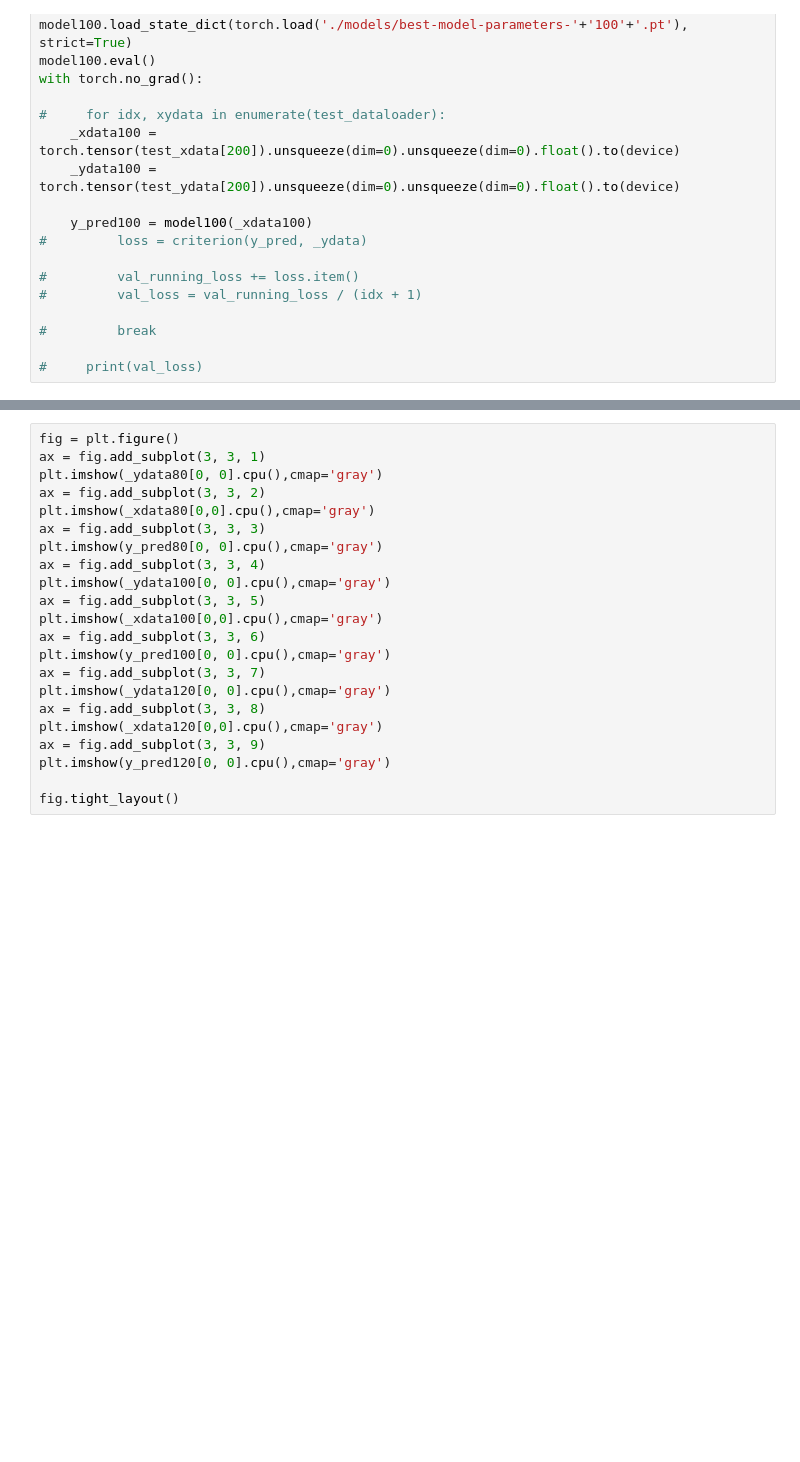
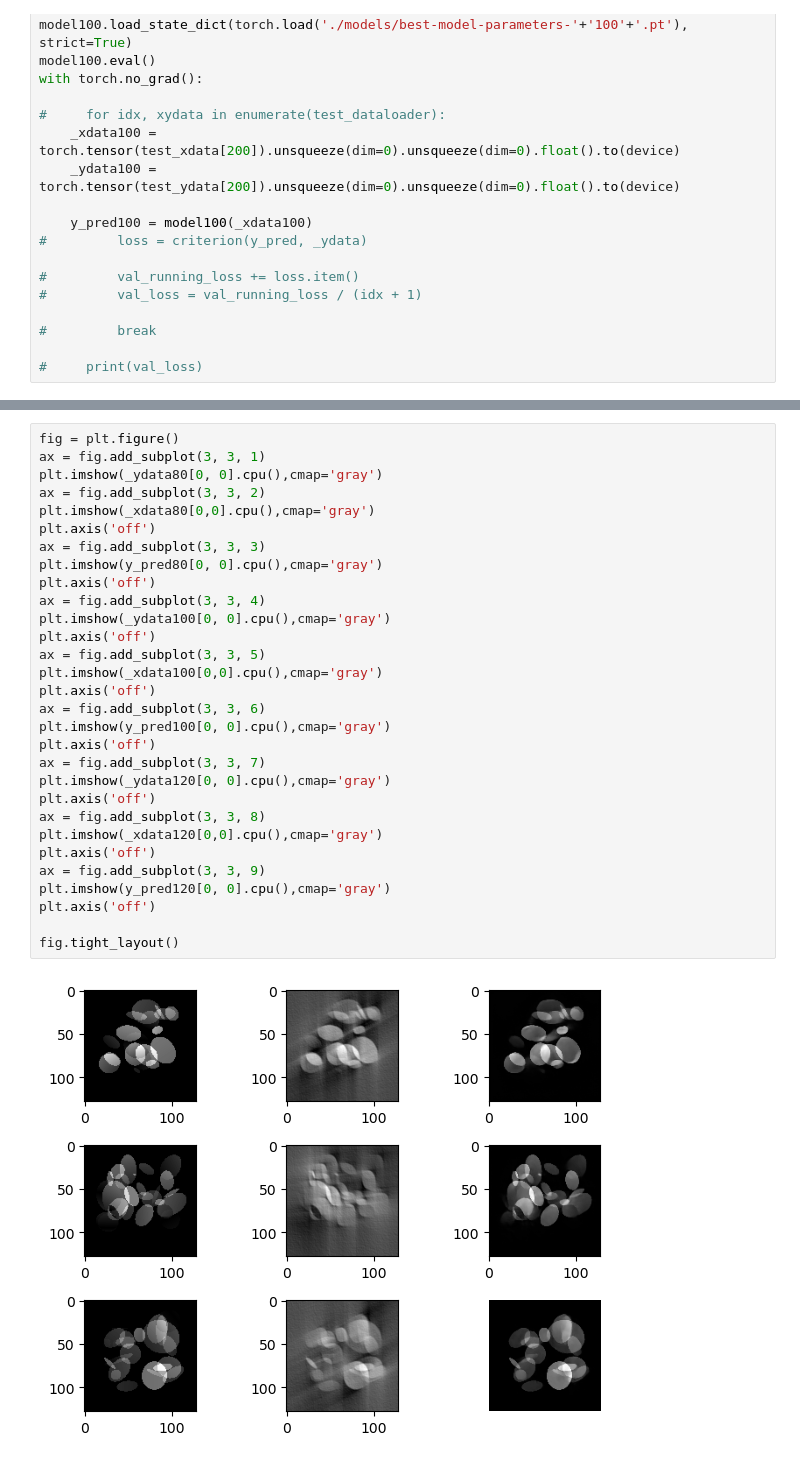
Before and after one commit to lowrank/robustness-limited-angle-tomography, a Jupyter notebook: experiments/class_estimate.ipynb, the cells around one changed output, grey strips where cells are left out. Cells and saved outputs as stored; diff of their text form; blank space fills up the shorter version.

```diff
--- a/experiments/class_estimate.ipynb
+++ b/experiments/class_estimate.ipynb
@@ -579,22 +584,32 @@ with torch.no_grad():
 # %%
 fig = plt.figure()
 ax = fig.add_subplot(3, 3, 1)
 plt.imshow(_ydata80[0, 0].cpu(),cmap='gray')
 ax = fig.add_subplot(3, 3, 2)
 plt.imshow(_xdata80[0,0].cpu(),cmap='gray')
+plt.axis('off')
 ax = fig.add_subplot(3, 3, 3)
 plt.imshow(y_pred80[0, 0].cpu(),cmap='gray')
+plt.axis('off')
 ax = fig.add_subplot(3, 3, 4)
 plt.imshow(_ydata100[0, 0].cpu(),cmap='gray')
+plt.axis('off')
 ax = fig.add_subplot(3, 3, 5)
 plt.imshow(_xdata100[0,0].cpu(),cmap='gray')
+plt.axis('off')
 ax = fig.add_subplot(3, 3, 6)
 plt.imshow(y_pred100[0, 0].cpu(),cmap='gray')
+plt.axis('off')
 ax = fig.add_subplot(3, 3, 7)
 plt.imshow(_ydata120[0, 0].cpu(),cmap='gray')
+plt.axis('off')
 ax = fig.add_subplot(3, 3, 8)
 plt.imshow(_xdata120[0,0].cpu(),cmap='gray')
+plt.axis('off')
 ax = fig.add_subplot(3, 3, 9)
 plt.imshow(y_pred120[0, 0].cpu(),cmap='gray')
+plt.axis('off')
 
 fig.tight_layout()
+# %% [output]
+[figure, added]
```
Also changed, not shown: parts of 3 cells of this notebook, 1 other file.
